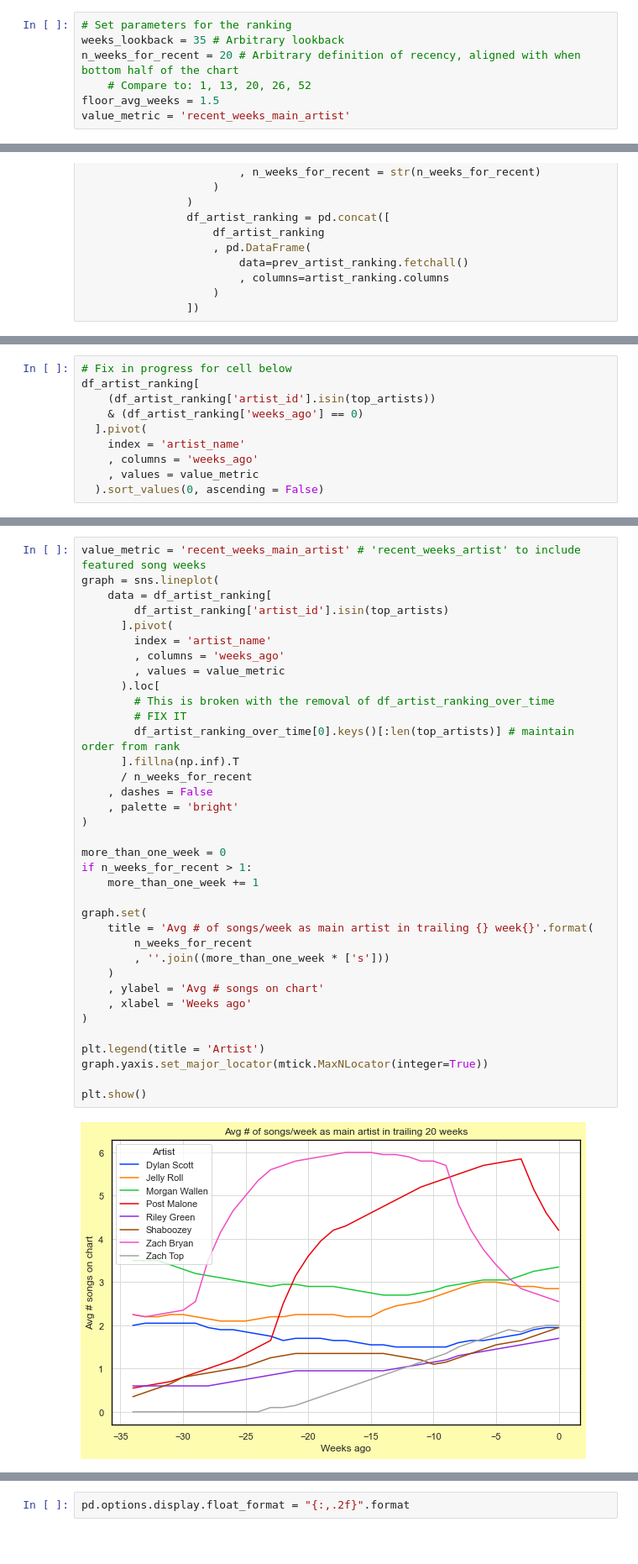
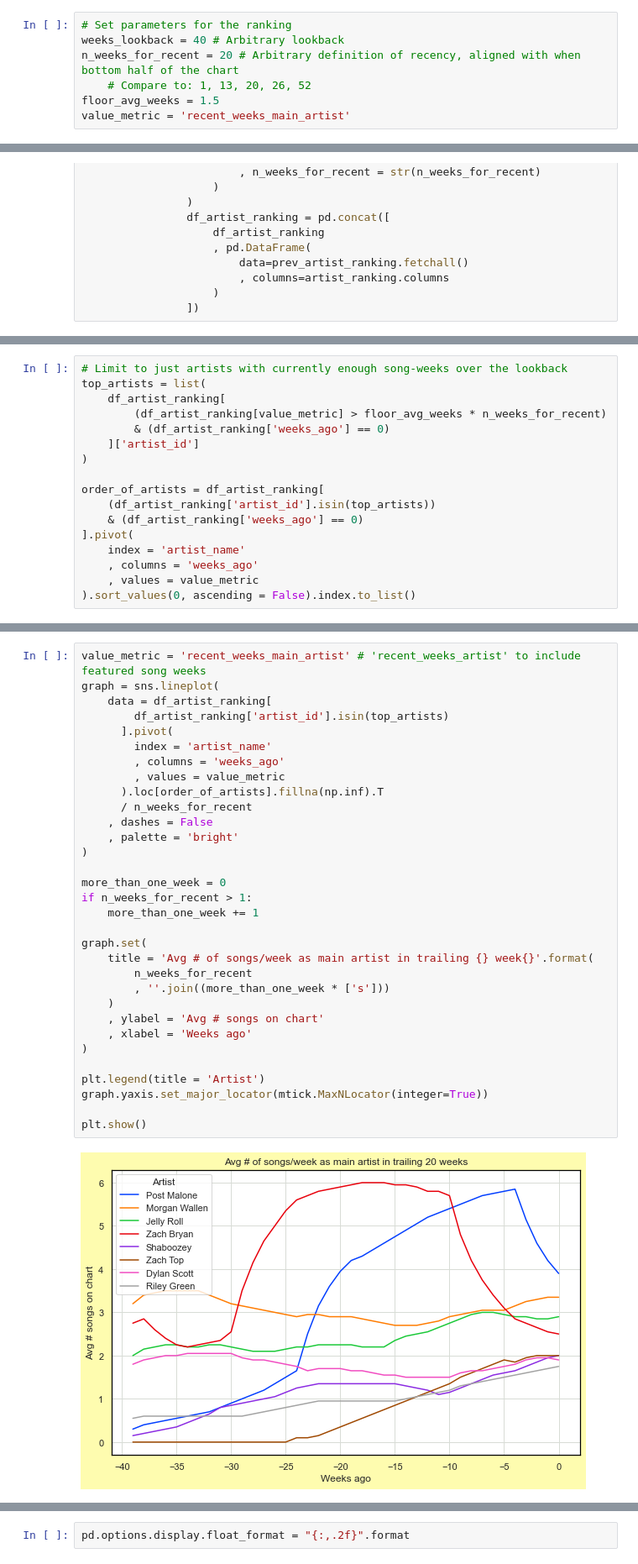
Before and after one commit to jwmanahan/billboard, a Jupyter notebook: add_new_week.ipynb, the cells around one changed output, grey strips where cells are left out. Shown at 84% size. Cells and saved outputs as stored; diff of their text form.

Commit message:
New week and fixed color ordering on a chart

```diff
--- a/add_new_week.ipynb
+++ b/add_new_week.ipynb
@@ -393,7 +408,7 @@ In a command terminal
 ## Run the ranking SQL script
 # %%
 # Set parameters for the ranking
-weeks_lookback = 35 # Arbitrary lookback
+weeks_lookback = 40 # Arbitrary lookback
 n_weeks_for_recent = 20 # Arbitrary definition of recency, aligned with when bottom half of the chart
     # Compare to: 1, 13, 20, 26, 52
 floor_avg_weeks = 1.5
@@ -440,10 +447,17 @@ top_artists = list(
 # %%
-# Fix in progress for cell below
-df_artist_ranking[
+# Limit to just artists with currently enough song-weeks over the lookback
+top_artists = list(
+    df_artist_ranking[
+        (df_artist_ranking[value_metric] > floor_avg_weeks * n_weeks_for_recent)
+        & (df_artist_ranking['weeks_ago'] == 0)
+    ]['artist_id']
+)
+
+order_of_artists = df_artist_ranking[
     (df_artist_ranking['artist_id'].isin(top_artists))
     & (df_artist_ranking['weeks_ago'] == 0)
-  ].pivot(
+].pivot(
     index = 'artist_name'
     , columns = 'weeks_ago'
     , values = value_metric
-  ).sort_values(0, ascending = False)
+).sort_values(0, ascending = False).index.to_list()
@@ -463,39 +466,35 @@ value_metric = 'recent_weeks_main_artist' # 'recent_weeks_artist' to include fea
 graph = sns.lineplot(
     data = df_artist_ranking[
         df_artist_ranking['artist_id'].isin(top_artists)
       ].pivot(
         index = 'artist_name'
         , columns = 'weeks_ago'
         , values = value_metric
-      ).loc[
-        # This is broken with the removal of df_artist_ranking_over_time
-        # FIX IT
-        df_artist_ranking_over_time[0].keys()[:len(top_artists)] # maintain order from rank
-      ].fillna(np.inf).T
+      ).loc[order_of_artists].fillna(np.inf).T
       / n_weeks_for_recent
     , dashes = False
     , palette = 'bright'
 )
 
 more_than_one_week = 0
 if n_weeks_for_recent > 1:
     more_than_one_week += 1
 
 graph.set(
     title = 'Avg # of songs/week as main artist in trailing {} week{}'.format(
         n_weeks_for_recent
         , ''.join((more_than_one_week * ['s']))
     )
     , ylabel = 'Avg # songs on chart'
     , xlabel = 'Weeks ago'
 )
 
 plt.legend(title = 'Artist')
 graph.yaxis.set_major_locator(mtick.MaxNLocator(integer=True))
 
 plt.show()
 # %% [output]
-[figure, old version]
+[figure, new version]
 # %%
 # Current artist rankings
 pd.set_option('display.max_rows', 115)
```
Also changed, not shown: parts of 26 cells of this notebook, 4 other files.
